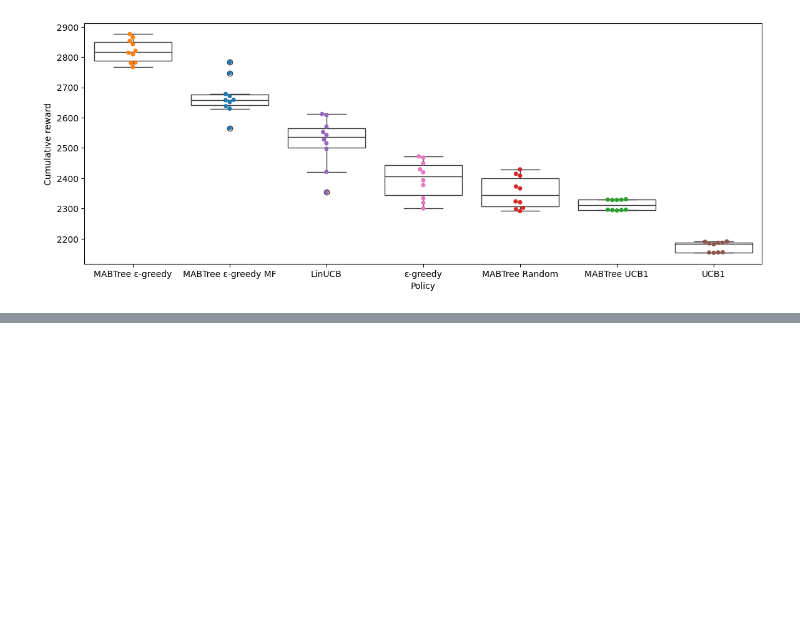
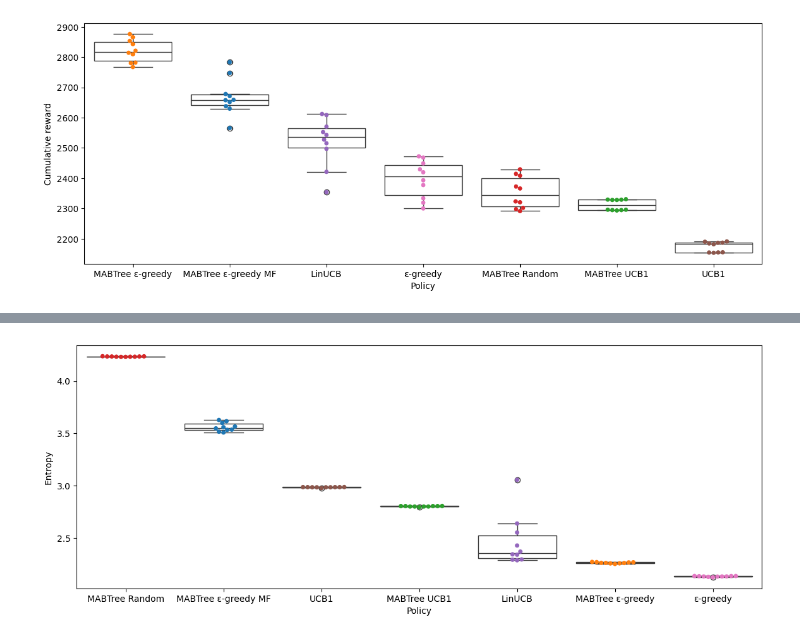
Before and after one commit to rik1599/recsys4good, a Jupyter notebook: evaluate.ipynb, the cells around one changed output, grey strips where cells are left out. Drawn from its saved outputs; the diff is of its cells as text; code cells hidden in the pictures; blank space fills up the shorter version.

Commit message:
Add coverage metrics for MABTree and baseline evaluations; refactor replay functions and update CSV outputs

```diff
--- a/evaluate.ipynb
+++ b/evaluate.ipynb
@@ -93,0 +108,7 @@ styled
+# %%
+df_entropy = pd.concat((
+    pd.read_csv('./out/mabtree_entropies.csv', index_col=0),
+    pd.read_csv('./out/baseline_entropies.csv', index_col=0),
+), axis=1)
+
+df_entropy
@@ -93,0 +127,11 @@ styled
+# %%
+rank = df_entropy.median().sort_values(ascending=False).index
+
+plt.figure(figsize=(14, 5))
+sns.boxplot(data=df_entropy, color='white', order=rank)
+sns.swarmplot(data=df_entropy)
+plt.ylabel('Entropy')
+plt.xlabel('Policy')
+plt.show()
+# %% [output]
+[figure, added]
```
Also changed, not shown: parts of 10 cells of this notebook, 9 other files.
